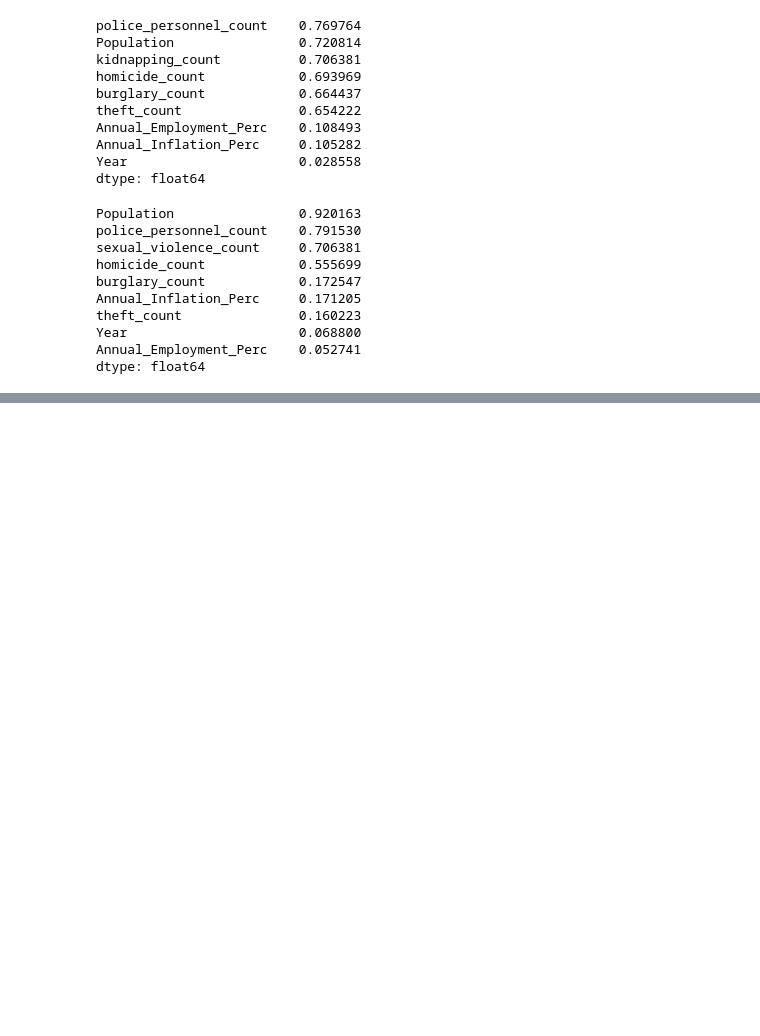
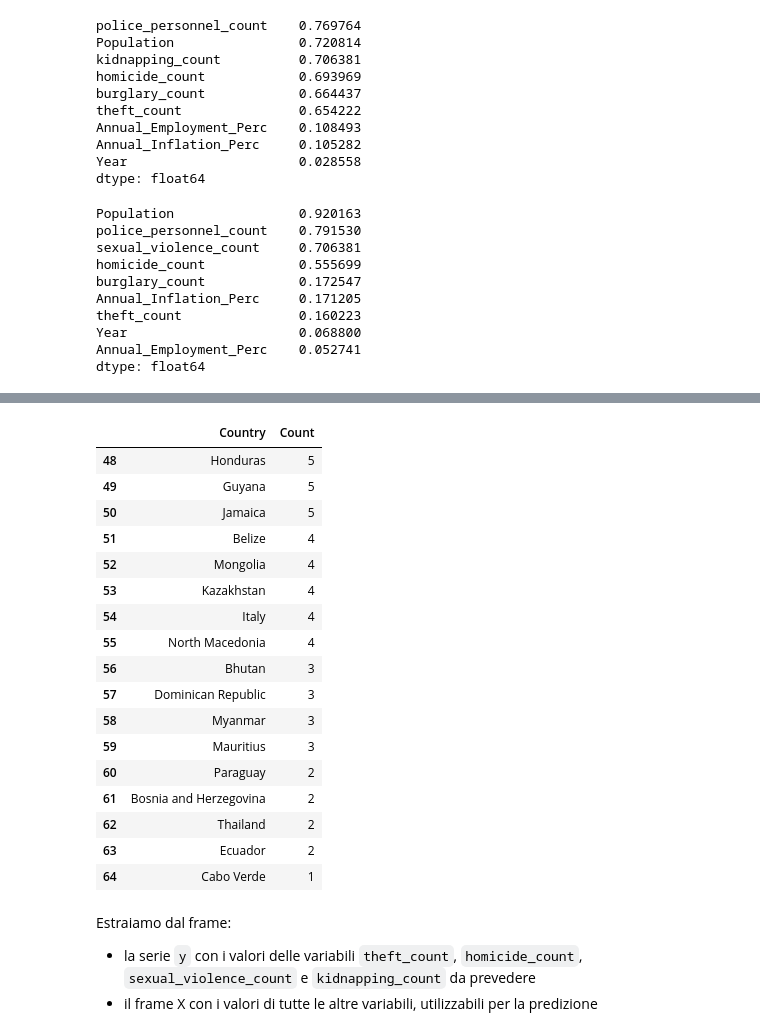
Before and after one commit to lozziopadredeivizzi/CrimeRatePredictor, a Jupyter notebook: crime_rate_prediction.ipynb, the cells around one changed output, grey strips where cells are left out. Saved outputs shown, nothing was run; the diff lists cells and outputs as text; code cells hidden in the pictures; blank space fills up the shorter version.

```diff
--- a/crime_rate_prediction.ipynb
+++ b/crime_rate_prediction.ipynb
@@ -1467,0 +1492,3 @@ Eliminiamo la colonna burglary, poi effettuaimo la lasso mantenendo il resto
+# %%
+area_counts = data['Country'].value_counts().reset_index(name='Count')
+area_counts.sort_values(by='Count')
@@ -1467,0 +1509,21 @@ Eliminiamo la colonna burglary, poi effettuaimo la lasso mantenendo il resto
+# %%
+area_counts[area_counts['Count'] < 6]
+# %% [output]
+|  | Country | Count |
+| 48 | Honduras | 5 |
+| 49 | Guyana | 5 |
+| 50 | Jamaica | 5 |
+| 51 | Belize | 4 |
+| 52 | Mongolia | 4 |
+| 53 | Kazakhstan | 4 |
+| 54 | Italy | 4 |
+| 55 | North Macedonia | 4 |
+| 56 | Bhutan | 3 |
+| 57 | Dominican Republic | 3 |
+| 58 | Myanmar | 3 |
+| 59 | Mauritius | 3 |
+| 60 | Paraguay | 2 |
+| 61 | Bosnia and Herzegovina | 2 |
+| 62 | Thailand | 2 |
+| 63 | Ecuador | 2 |
+| 64 | Cabo Verde | 1 |
@@ -1467,0 +1537,5 @@ Eliminiamo la colonna burglary, poi effettuaimo la lasso mantenendo il resto
+# %% [markdown]
+Estraiamo dal frame:
+
+*  la serie `y` con i valori delle variabili `theft_count`, `homicide_count`, `sexual_violence_count` e `kidnapping_count` da prevedere
+*  il frame X con i valori di tutte le altre variabili, utilizzabili per la predizione
```
Also changed, not shown: parts of 22 cells of this notebook.
